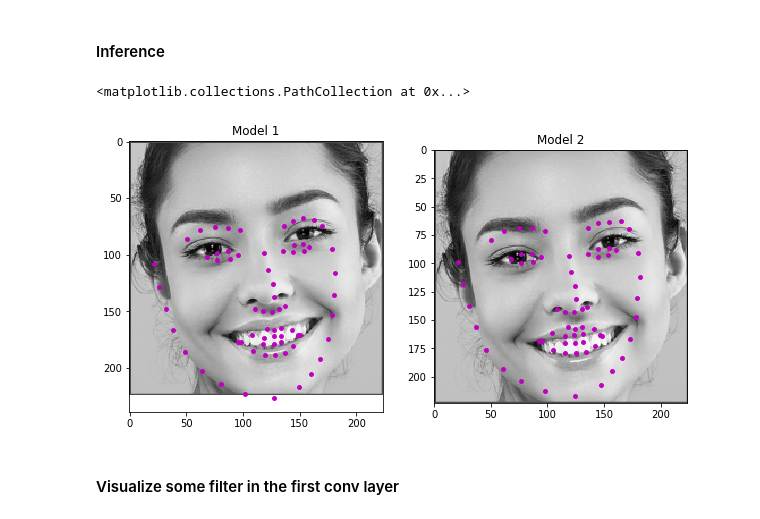
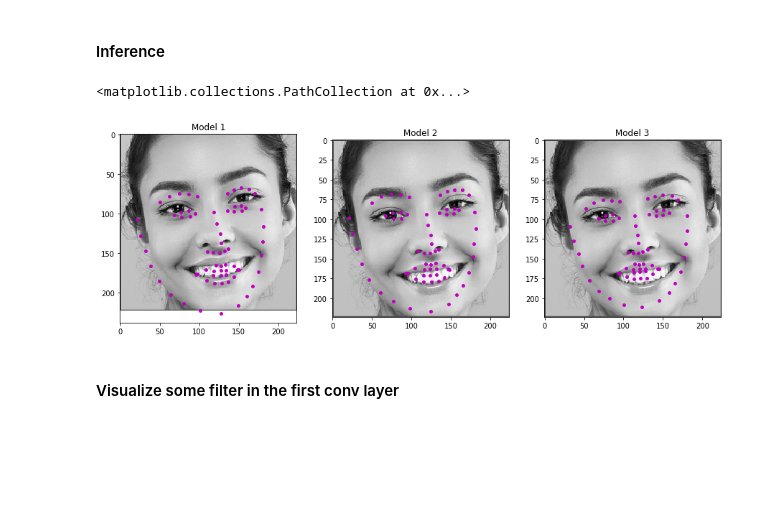
Before and after one commit to Mdhvince/Facial_Keypoints_Detection_CVND, a Jupyter notebook: inference.ipynb, the cells around one changed output. Cells and saved outputs as stored; diff of their text form; code cells hidden in the pictures; blank space fills up the shorter version.

Commit message:
test model 3 with uniform weight initialization

```diff
--- a/inference.ipynb
+++ b/inference.ipynb
@@ -25,12 +25,15 @@ from network import Net
 # %%
 model = Net()
 model2 = Net()
+model3 = Net()
 
 model.load_state_dict(torch.load('saved_models/model2.pt', map_location='cpu'))
 model2.load_state_dict(torch.load('saved_models/model2_128_bs.pt', map_location='cpu'))
+model3.load_state_dict(torch.load('saved_models/model_weight_init_128_bs.pt', map_location='cpu'))
 
 model.eval()
 model2.eval()
+model3.eval()
 print("Model succefully loaded !")
 # %% [output]
 Model succefully loaded !
@@ -110,10 +113,11 @@ plt.imshow(img_detection)
 # %% [markdown]
 #### Inference
 # %%
-plt.figure(figsize=(10,10))
+plt.figure(figsize=(15,15))
 
 model.cpu()
 model2.cpu()
+model3.cpu()
 
 # Loop over the detected faces
 # Keep the face part using cropping
@@ -136,38 +140,49 @@ image_kpts = image_kpts.type(torch.FloatTensor)
 with torch.no_grad():
     output_pts = model(image_kpts.unsqueeze(0))
     output_pts2 = model2(image_kpts.unsqueeze(0))
+    output_pts3 = model3(image_kpts.unsqueeze(0))
 
 # reshape to batch_size x 68 x 2 pts
 output_pts = output_pts.view(output_pts.size()[0], 68, -1)
 output_pts2 = output_pts2.view(output_pts2.size()[0], 68, -1)
+output_pts3 = output_pts3.view(output_pts3.size()[0], 68, -1)
 
 #unormalize images
 image_kpts = image_kpts.numpy()
 image_kpts = np.transpose(image_kpts, (1, 2, 0))
 
 
 #unormalize labels
 labels = output_pts.numpy()
 labels = labels*50.0+100
 labels = labels.reshape(-1, 2)
 
 labels2 = output_pts2.numpy()
 labels2 = labels2*50.0+100
 labels2 = labels2.reshape(-1, 2)
 
+labels3 = output_pts3.numpy()
+labels3 = labels3*50.0+100
+labels3 = labels3.reshape(-1, 2)
 
-plt.subplot(1,2,1)
+
+plt.subplot(1,3,1)
 plt.title('Model 1')
 plt.imshow(np.squeeze(image_kpts), cmap='gray')
 plt.scatter(labels[:, 0], labels[:, 1], s=60, marker='.', c='m')
 
-plt.subplot(1,2,2)
+plt.subplot(1,3,2)
 plt.title('Model 2')
 plt.imshow(np.squeeze(image_kpts), cmap='gray')
 plt.scatter(labels2[:, 0], labels2[:, 1], s=60, marker='.', c='m')
+
+plt.subplot(1,3,3)
+plt.title('Model 3')
+plt.imshow(np.squeeze(image_kpts), cmap='gray')
+plt.scatter(labels3[:, 0], labels3[:, 1], s=60, marker='.', c='m')
 # %% [output]
 <matplotlib.collections.PathCollection at 0x...>
-[figure, old version]
+[figure, new version]
 # %% [markdown]
 #### Visualize some filter in the first conv layer
 # %%
```
